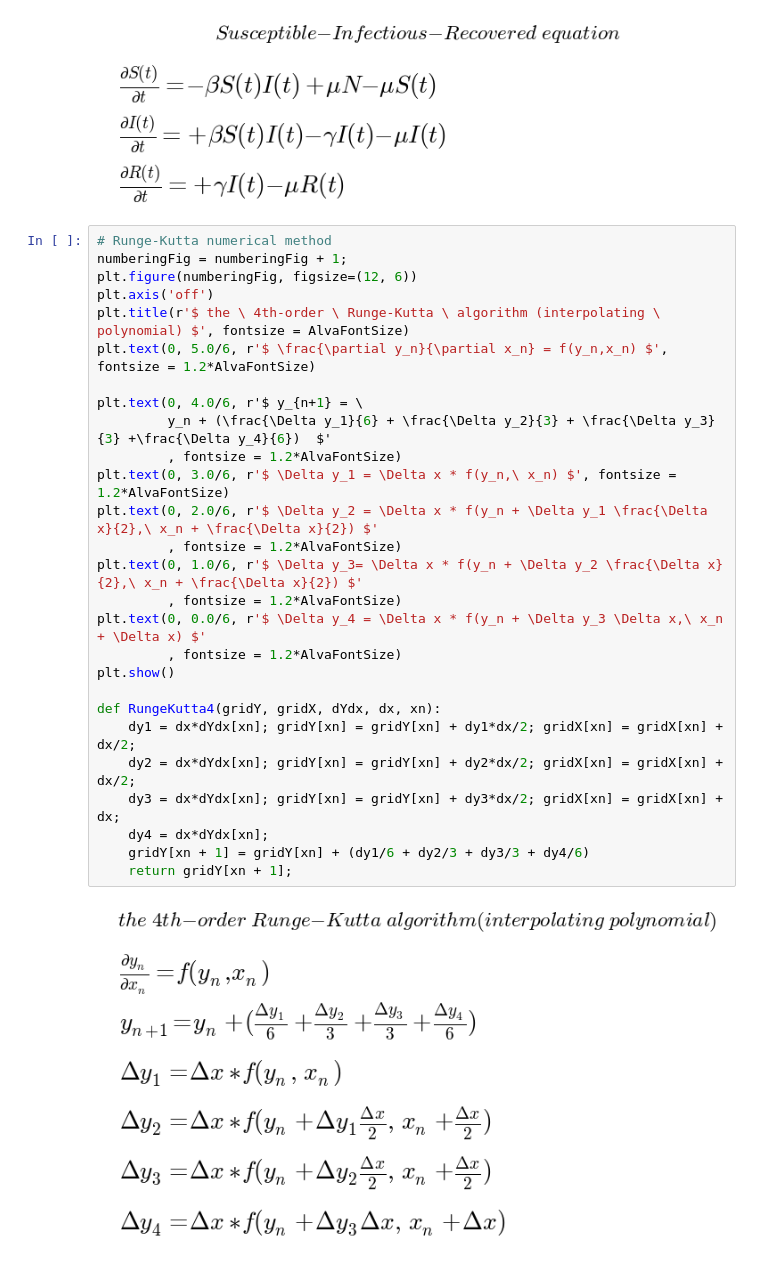
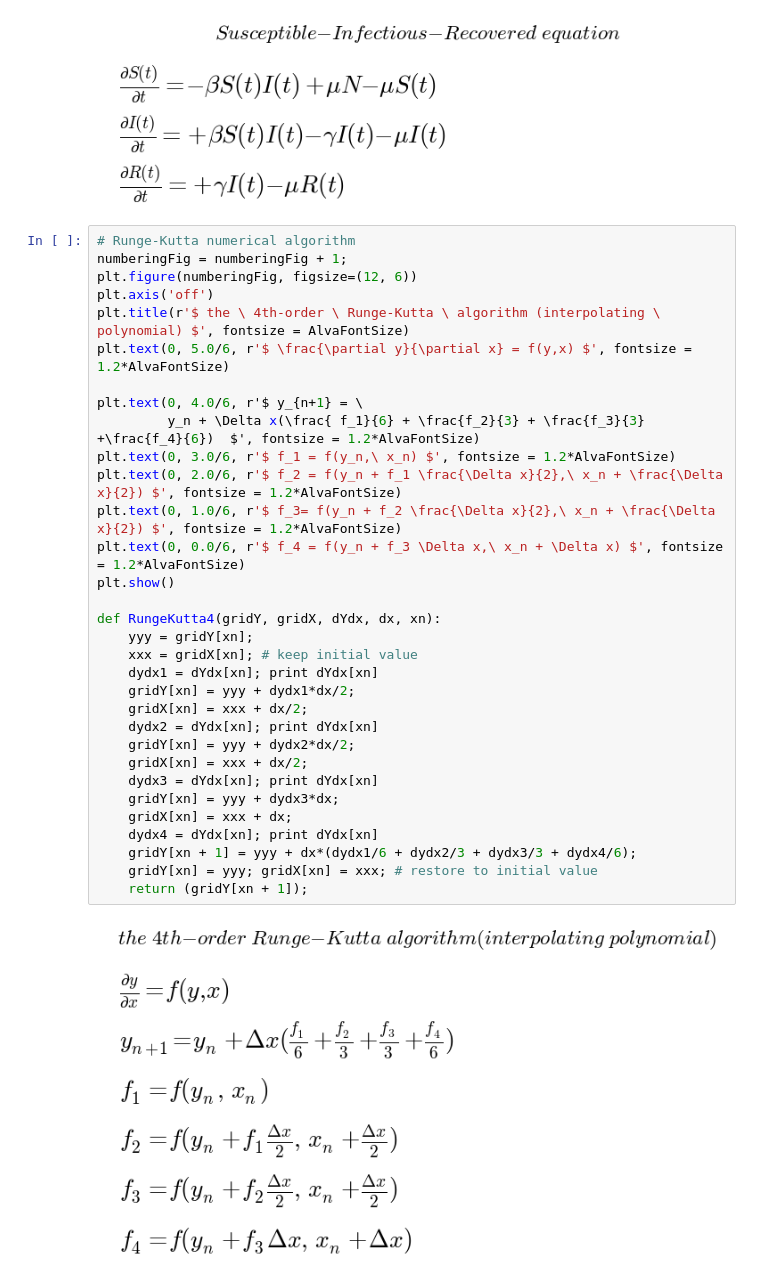
Before and after one commit to alvason/infectious-pulse, a Jupyter notebook: sir/sir.ipynb, the cells around one changed output. Drawn from its saved outputs; the diff is of its cells as text.

Commit message:
verification algorithm

```diff
--- a/sir/sir.ipynb
+++ b/sir/sir.ipynb
@@ -32,33 +32,38 @@ plt.show()
 # %% [output]
 [figure]
 # %%
-# Runge-Kutta numerical method
+# Runge-Kutta numerical algorithm
 numberingFig = numberingFig + 1;
 plt.figure(numberingFig, figsize=(12, 6))
 plt.axis('off')
 plt.title(r'$ the \ 4th-order \ Runge-Kutta \ algorithm (interpolating \ polynomial) $', fontsize = AlvaFontSize)
-plt.text(0, 5.0/6, r'$ \frac{\partial y_n}{\partial x_n} = f(y_n,x_n) $', fontsize = 1.2*AlvaFontSize)
+plt.text(0, 5.0/6, r'$ \frac{\partial y}{\partial x} = f(y,x) $', fontsize = 1.2*AlvaFontSize)
 
 plt.text(0, 4.0/6, r'$ y_{n+1} = \
-         y_n + (\frac{\Delta y_1}{6} + \frac{\Delta y_2}{3} + \frac{\Delta y_3}{3} +\frac{\Delta y_4}{6})  $'
-         , fontsize = 1.2*AlvaFontSize)
-plt.text(0, 3.0/6, r'$ \Delta y_1 = \Delta x * f(y_n,\ x_n) $', fontsize = 1.2*AlvaFontSize)
-plt.text(0, 2.0/6, r'$ \Delta y_2 = \Delta x * f(y_n + \Delta y_1 \frac{\Delta x}{2},\ x_n + \frac{\Delta x}{2}) $'
-         , fontsize = 1.2*AlvaFontSize)
-plt.text(0, 1.0/6, r'$ \Delta y_3= \Delta x * f(y_n + \Delta y_2 \frac{\Delta x}{2},\ x_n + \frac{\Delta x}{2}) $'
-         , fontsize = 1.2*AlvaFontSize)
-plt.text(0, 0.0/6, r'$ \Delta y_4 = \Delta x * f(y_n + \Delta y_3 \Delta x,\ x_n + \Delta x) $'
-         , fontsize = 1.2*AlvaFontSize)
+         y_n + \Delta x(\frac{ f_1}{6} + \frac{f_2}{3} + \frac{f_3}{3} +\frac{f_4}{6})  $', fontsize = 1.2*AlvaFontSize)
+plt.text(0, 3.0/6, r'$ f_1 = f(y_n,\ x_n) $', fontsize = 1.2*AlvaFontSize)
+plt.text(0, 2.0/6, r'$ f_2 = f(y_n + f_1 \frac{\Delta x}{2},\ x_n + \frac{\Delta x}{2}) $', fontsize = 1.2*AlvaFontSize)
+plt.text(0, 1.0/6, r'$ f_3= f(y_n + f_2 \frac{\Delta x}{2},\ x_n + \frac{\Delta x}{2}) $', fontsize = 1.2*AlvaFontSize)
+plt.text(0, 0.0/6, r'$ f_4 = f(y_n + f_3 \Delta x,\ x_n + \Delta x) $', fontsize = 1.2*AlvaFontSize)
 plt.show()
 
 def RungeKutta4(gridY, gridX, dYdx, dx, xn):
-    dy1 = dx*dYdx[xn]; gridY[xn] = gridY[xn] + dy1*dx/2; gridX[xn] = gridX[xn] + dx/2;
-    dy2 = dx*dYdx[xn]; gridY[xn] = gridY[xn] + dy2*dx/2; gridX[xn] = gridX[xn] + dx/2;
-    dy3 = dx*dYdx[xn]; gridY[xn] = gridY[xn] + dy3*dx/2; gridX[xn] = gridX[xn] + dx;
-    dy4 = dx*dYdx[xn];
-    gridY[xn + 1] = gridY[xn] + (dy1/6 + dy2/3 + dy3/3 + dy4/6)
-    return gridY[xn + 1];
+    yyy = gridY[xn];
+    xxx = gridX[xn]; # keep initial value
+    dydx1 = dYdx[xn]; print dYdx[xn]
+    gridY[xn] = yyy + dydx1*dx/2;
+    gridX[xn] = xxx + dx/2;
+    dydx2 = dYdx[xn]; print dYdx[xn]
+    gridY[xn] = yyy + dydx2*dx/2;
+    gridX[xn] = xxx + dx/2;
+    dydx3 = dYdx[xn]; print dYdx[xn]
+    gridY[xn] = yyy + dydx3*dx;
+    gridX[xn] = xxx + dx;
+    dydx4 = dYdx[xn]; print dYdx[xn]
+    gridY[xn + 1] = yyy + dx*(dydx1/6 + dydx2/3 + dydx3/3 + dydx4/6);
+    gridY[xn] = yyy; gridX[xn] = xxx; # restore to initial value
+    return (gridY[xn + 1]);
 # %% [output]
-[figure, old version]
+[figure, new version]
 # %%
 # Effectiveness of the algorithm
```
Also changed, not shown: parts of 3 cells of this notebook, 1 other file.
